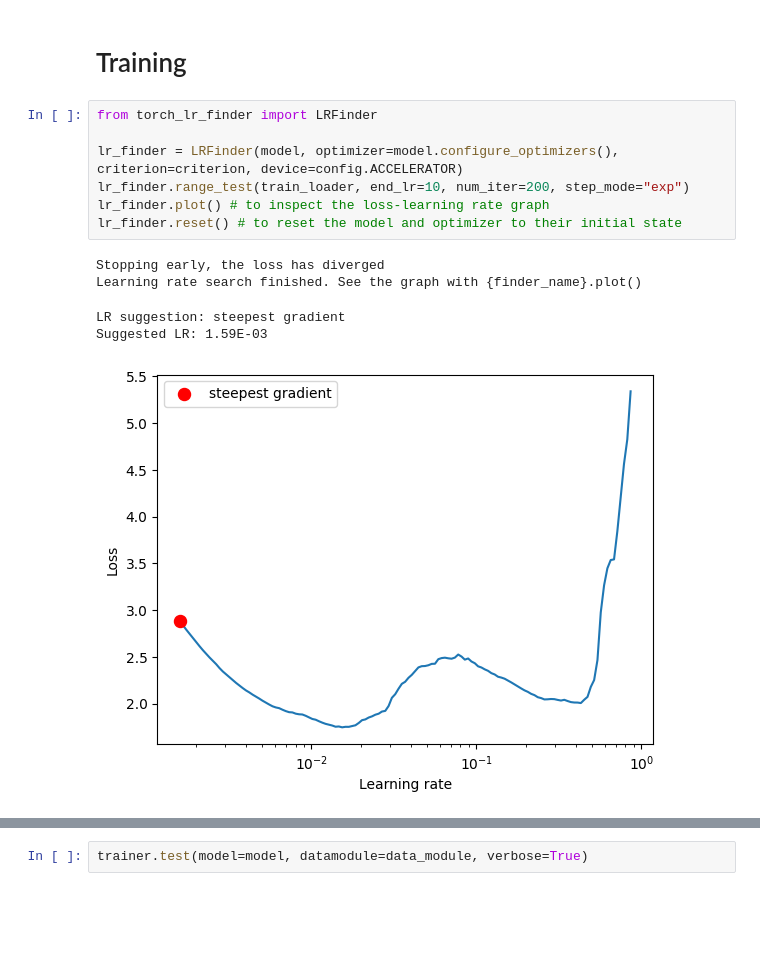
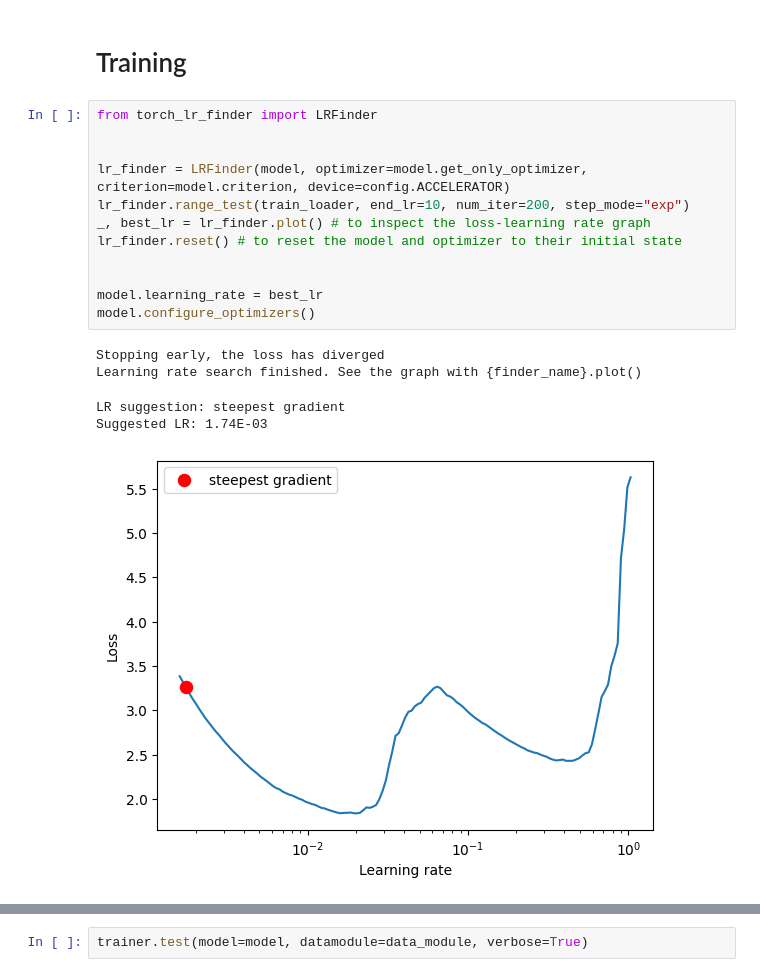
Before and after one commit to Madhur-1/ERA-v1, a Jupyter notebook: S12/main.ipynb, the cells around one changed output, grey strips where cells are left out. Cells and saved outputs as stored; diff of their text form; blank space fills up the shorter version.

```diff
--- a/S12/main.ipynb
+++ b/S12/main.ipynb
@@ -154,16 +154,21 @@ plot_data_samples(train_loader, classes=config.CLASSES)
 # %%
 from torch_lr_finder import LRFinder
 
-lr_finder = LRFinder(model, optimizer=model.configure_optimizers(), criterion=criterion, device=config.ACCELERATOR)
+
+lr_finder = LRFinder(model, optimizer=model.get_only_optimizer, criterion=model.criterion, device=config.ACCELERATOR)
 lr_finder.range_test(train_loader, end_lr=10, num_iter=200, step_mode="exp")
-lr_finder.plot() # to inspect the loss-learning rate graph
+_, best_lr = lr_finder.plot() # to inspect the loss-learning rate graph
 lr_finder.reset() # to reset the model and optimizer to their initial state
+
+
+model.learning_rate = best_lr
+model.configure_optimizers()
 # %% [output]
 Stopping early, the loss has diverged
 Learning rate search finished. See the graph with {finder_name}.plot()
 LR suggestion: steepest gradient
-Suggested LR: 1.59E-03
+Suggested LR: 1.74E-03
-[figure, old version]
+[figure, new version]
 # %%
 import pytorch_lightning as pl
 from pytorch_lightning.callbacks import ModelSummary
```
Also changed, not shown: parts of 1 cell of this notebook, 2 other files.
